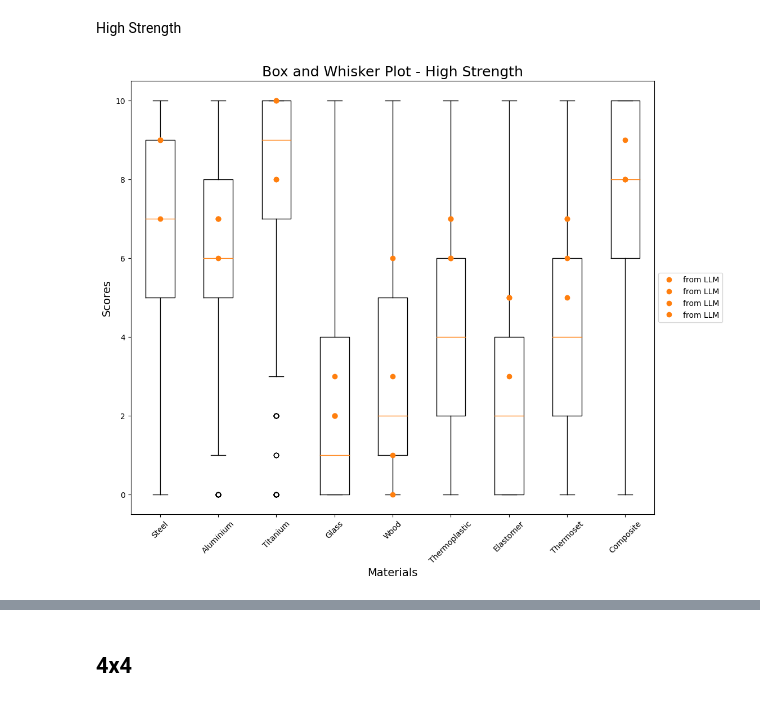
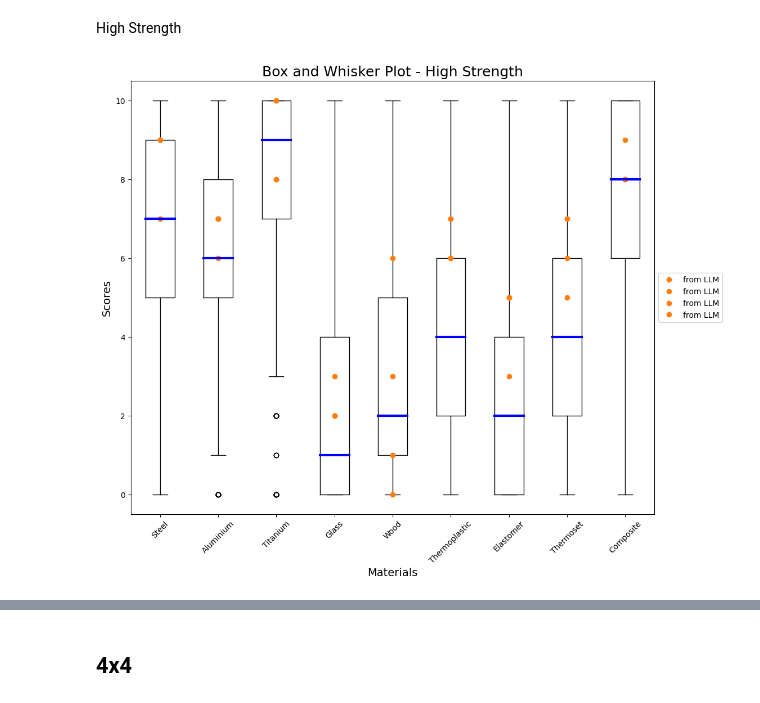
Before and after one commit to cmudrc/LLM-for-Material-Selection, a Jupyter notebook: Comparison Notebooks/SurveyLLM comparison.ipynb, the cells around one changed output, grey strips where cells are left out. Cells and saved outputs as stored; diff of their text form; code cells hidden in the pictures.

```diff
--- a/Comparison Notebooks/SurveyLLM comparison.ipynb
+++ b/Comparison Notebooks/SurveyLLM comparison.ipynb
@@ -2956,32 +3274,40 @@ for case in design_case:
     for criterion in design_criterion:
         for material in materials:
             if criterion == 'High Strength':
                 material_list_high_strength[f"{material}"].append(high_strength_llm[f"{case}_{criterion}"][f"{material}"])
 
 survey_data_high_strength = [list_material_high_strength['Steel'], list_material_high_strength['Aluminium'], list_material_high_strength['Titanium'], list_material_high_strength['Glass'], list_material_high_strength['Wood'], list_material_high_strength['Thermoplastic'], list_material_high_strength['Elastomer'], list_material_high_strength['Thermoset'], list_material_high_strength['Composite']]
 
 survey_labels_high_strength = ['Steel', 'Aluminium', 'Titanium', 'Glass', 'Wood', 'Thermoplastic', 'Elastomer', 'Thermoset', 'Composite']
 
 fig, ax = plt.subplots(figsize=(12, 10))
 
 data = [list_material_high_strength[material] for material in materials]
 
-ax.boxplot(data, labels=survey_labels_high_strength)
+bp = ax.boxplot(data, labels=survey_labels_high_strength)
+
+colors = ['#0000FF', '#00FF00',
+          '#FFFF00', '#FF00FF']
+
+for patch, color in zip(bp['boxes'], colors):
+    for median in bp['medians']:
+        median.set(color ='blue',linewidth = 3)
+
 
 llm_data_high_strength = [material_list_high_strength['Steel'], material_list_high_strength['Aluminium'], material_list_high_strength['Titanium'], material_list_high_strength['Glass'], material_list_high_strength['Wood'], material_list_high_strength['Thermoplastic'], material_list_high_strength['Elastomer'], material_list_high_strength['Thermoset'], material_list_high_strength['Composite']]
 
 color = 'tab:orange'
 ax.plot(range(1, len(llm_data_high_strength) + 1), llm_data_high_strength, 'o', color=color, label='from LLM')
 
 ax.set_xticklabels(survey_labels_high_strength, rotation=45)
 
 ax.set_title('Box and Whisker Plot - High Strength', fontsize=18)
 ax.set_xlabel('Materials', fontsize=14)
 ax.set_ylabel('Scores', fontsize=14)
 
 handles, labels = ax.get_legend_handles_labels()
 ax.legend(handles, labels, loc='center left', bbox_to_anchor=(1, 0.5))
 
 plt.show()
 # %% [output]
-[figure, old version]
+[figure, new version]
```
Also changed, not shown: parts of 11 cells of this notebook.
